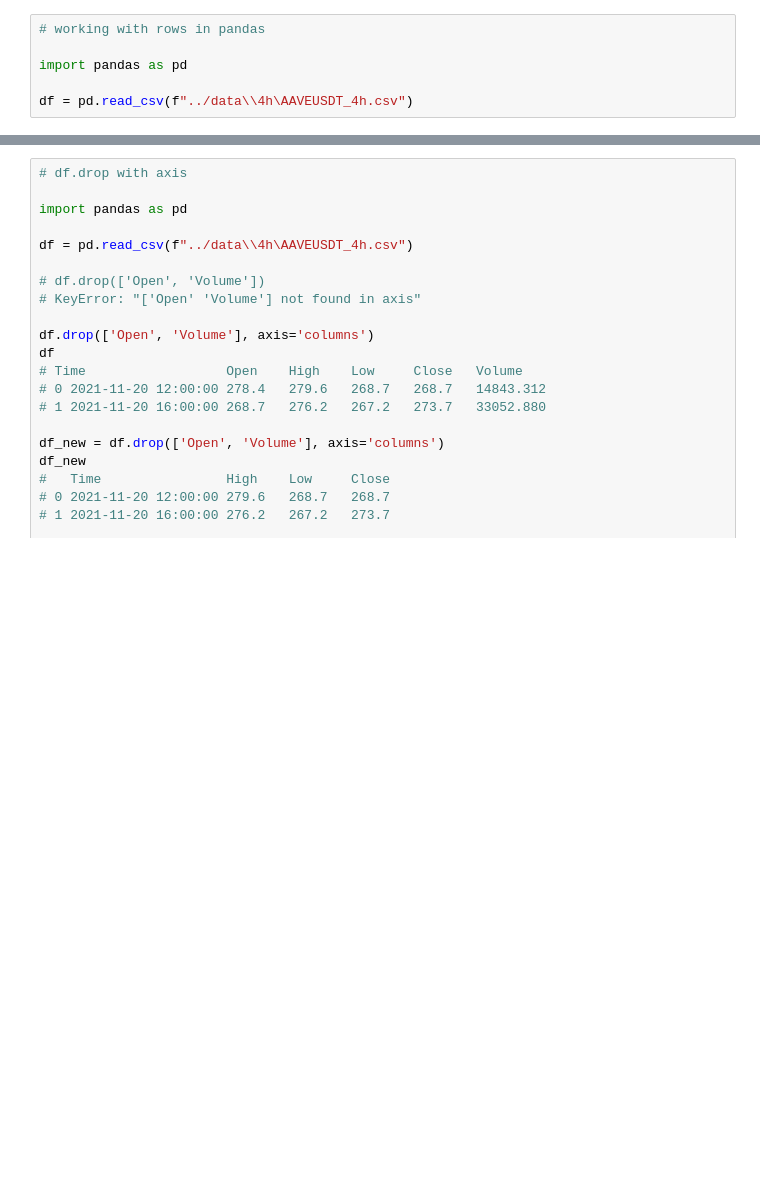
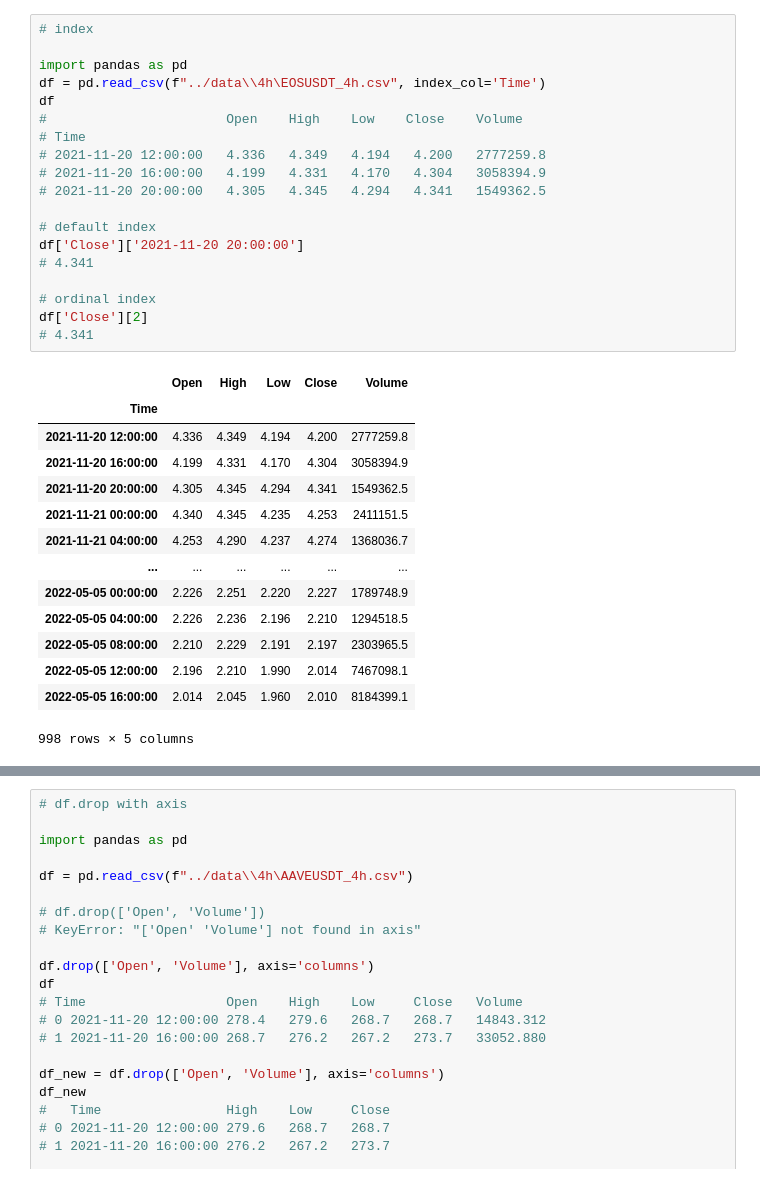
Before and after one commit to elcreek/work, a Jupyter notebook: notebooks/pandas_numpy.ipynb, the cells around one changed output, grey strips where cells are left out. Cells and saved outputs as stored; diff of their text form; blank space fills up the shorter version.

```diff
--- a/notebooks/pandas_numpy.ipynb
+++ b/notebooks/pandas_numpy.ipynb
@@ -29,9 +32,37 @@
 # make a custom dataframe from multiple dataframes and series (cherrie picking columns)
 # pd concat
 # find unique values in df
-# %%
-# working with rows in pandas
-
-import pandas as pd
-
-df = pd.read_csv(f"../data\\4h\AAVEUSDT_4h.csv")
+# %%
+# index
+
+import pandas as pd
+df = pd.read_csv(f"../data\\4h\EOSUSDT_4h.csv", index_col='Time')
+df
+# 	                    Open	High	Low	   Close	Volume
+# Time
+# 2021-11-20 12:00:00	4.336	4.349	4.194	4.200	2777259.8
+# 2021-11-20 16:00:00	4.199	4.331	4.170	4.304	3058394.9
+# 2021-11-20 20:00:00	4.305	4.345	4.294	4.341	1549362.5
+
+# default index
+df['Close']['2021-11-20 20:00:00']
+# 4.341
+
+# ordinal index
+df['Close'][2]
+# 4.341
+# %% [output]
+|  | Open | High | Low | Close | Volume |
+| Time |  |  |  |  |  |
+| 2021-11-20 12:00:00 | 4.336 | 4.349 | 4.194 | 4.200 | 2777259.8 |
+| 2021-11-20 16:00:00 | 4.199 | 4.331 | 4.170 | 4.304 | 3058394.9 |
+| 2021-11-20 20:00:00 | 4.305 | 4.345 | 4.294 | 4.341 | 1549362.5 |
+| 2021-11-21 00:00:00 | 4.340 | 4.345 | 4.235 | 4.253 | 2411151.5 |
+| 2021-11-21 04:00:00 | 4.253 | 4.290 | 4.237 | 4.274 | 1368036.7 |
+| ... | ... | ... | ... | ... | ... |
+| 2022-05-05 00:00:00 | 2.226 | 2.251 | 2.220 | 2.227 | 1789748.9 |
+| 2022-05-05 04:00:00 | 2.226 | 2.236 | 2.196 | 2.210 | 1294518.5 |
+| 2022-05-05 08:00:00 | 2.210 | 2.229 | 2.191 | 2.197 | 2303965.5 |
+| 2022-05-05 12:00:00 | 2.196 | 2.210 | 1.990 | 2.014 | 7467098.1 |
+| 2022-05-05 16:00:00 | 2.014 | 2.045 | 1.960 | 2.010 | 8184399.1 |
+998 rows × 5 columns
```
Also changed, not shown: parts of 3 cells of this notebook, 3 other files.
